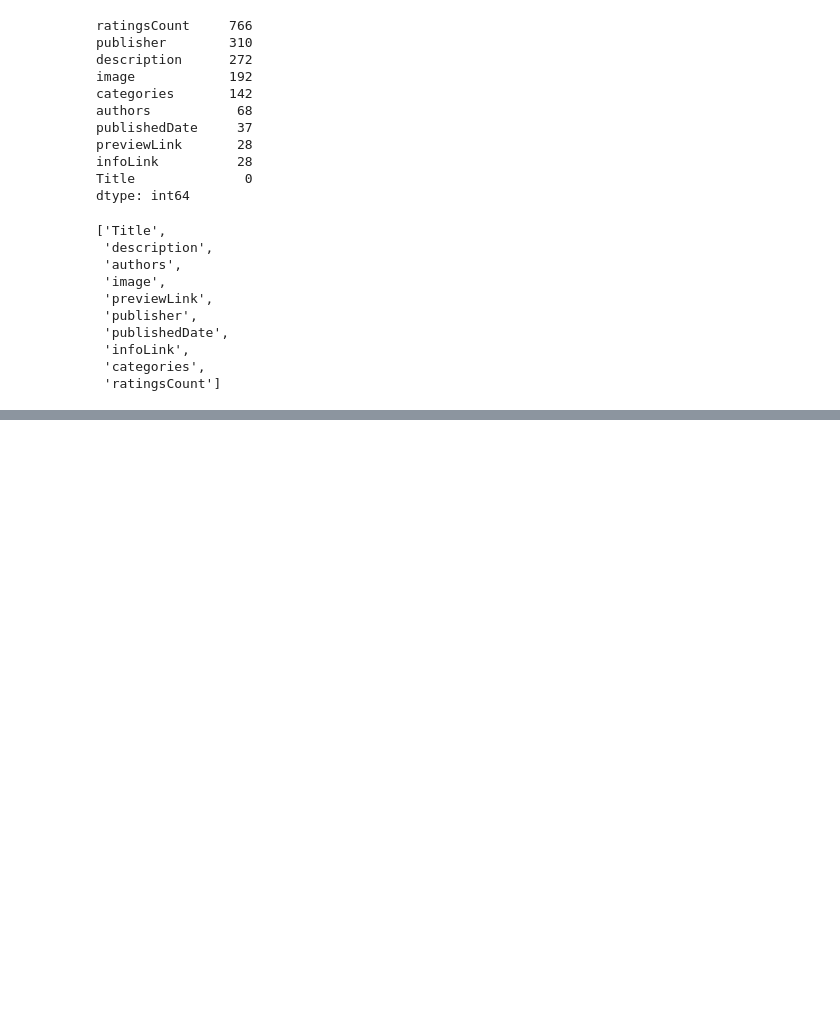
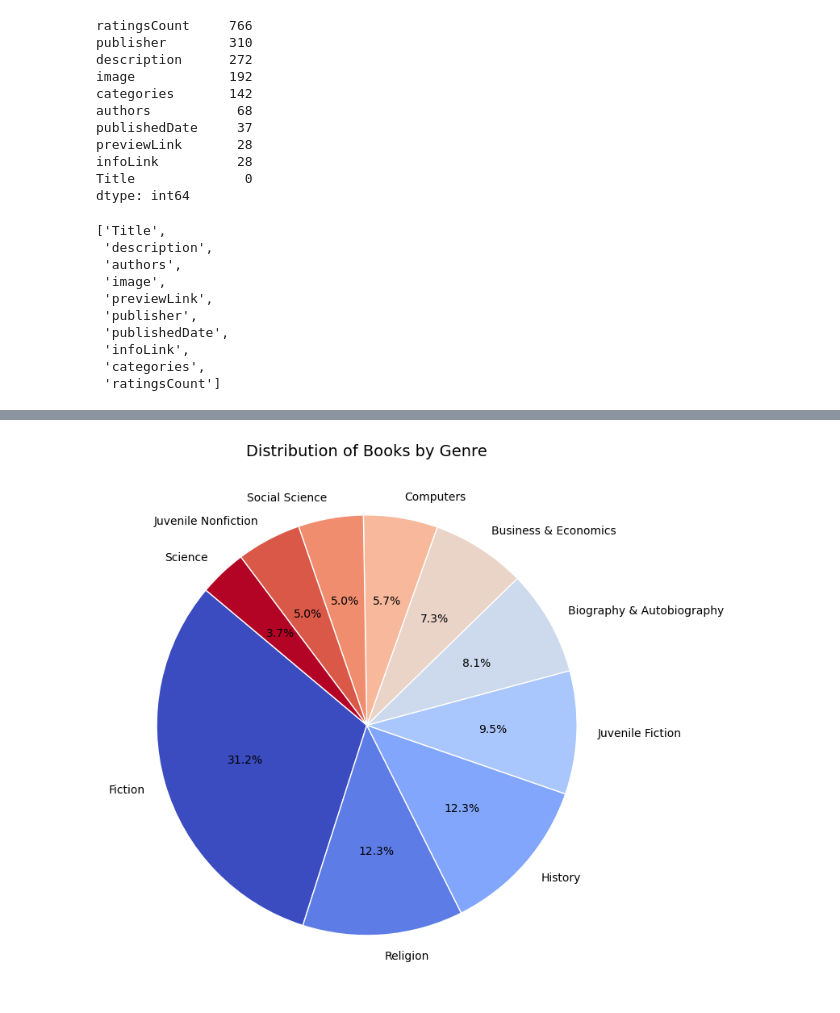
Before and after one commit to emilia-sobolewska/data-mining-amazon-books, a Jupyter notebook: notebooks/01_data_download.ipynb, the cells around one changed output, grey strips where cells are left out. Saved outputs shown, nothing was run; the diff lists cells and outputs as text; code cells hidden in the pictures; blank space fills up the shorter version.

```diff
--- a/notebooks/01_data_download.ipynb
+++ b/notebooks/01_data_download.ipynb
@@ -123,0 +296,29 @@ df.columns.tolist()
+# %%
+pdf = genre_distribution.toPandas()
+pdf = pdf.head(10)
+# %%
+import matplotlib.pyplot as plt
+import numpy as np
+
+plt.figure(figsize=(8, 8))
+
+# Pobierz kolory z palety "coolwarm" (np. 10 odcieni)
+colors = plt.cm.coolwarm(np.linspace(0, 1, len(pdf)))
+
+# Wykres kołowy
+plt.pie(
+    pdf["book_count"],
+    labels=pdf["category"],
+    colors=colors,            #
+    autopct="%1.1f%%",
+    startangle=140,
+    wedgeprops={"edgecolor": "white"}
+)
+
+plt.title("Distribution of Books by Genre", fontsize=14)
+plt.tight_layout()
+
+
+plt.show()
+# %% [output]
+[figure, added]
```
Also changed, not shown: parts of 17 cells of this notebook.
